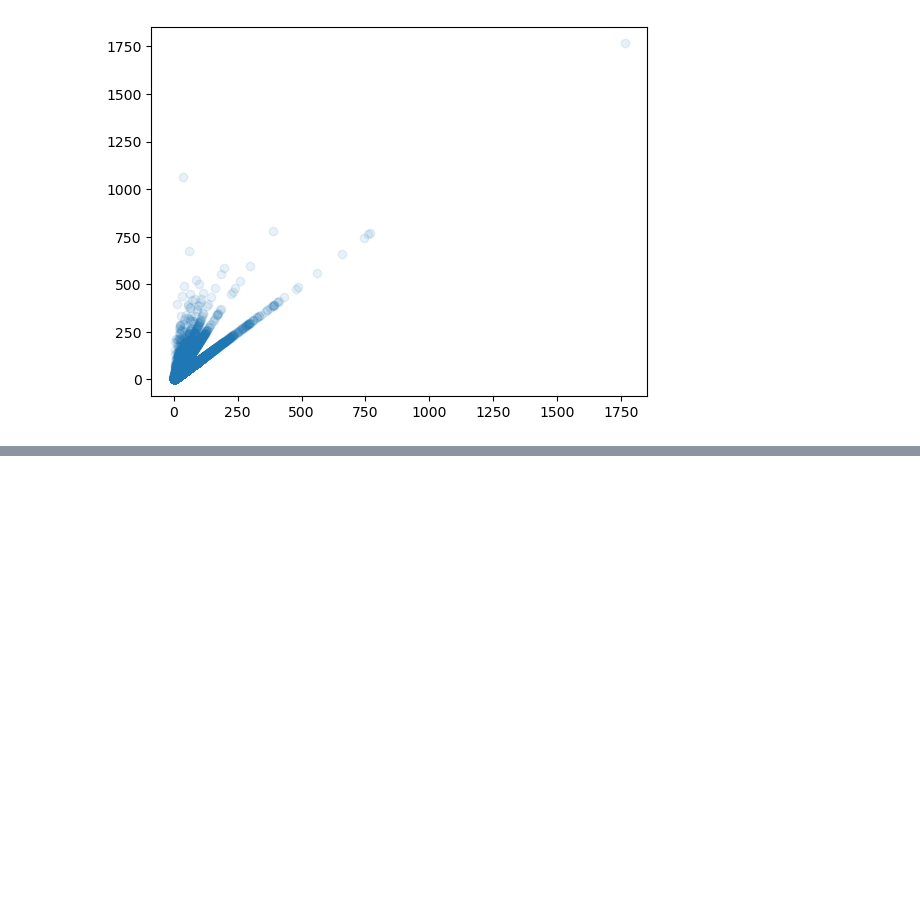
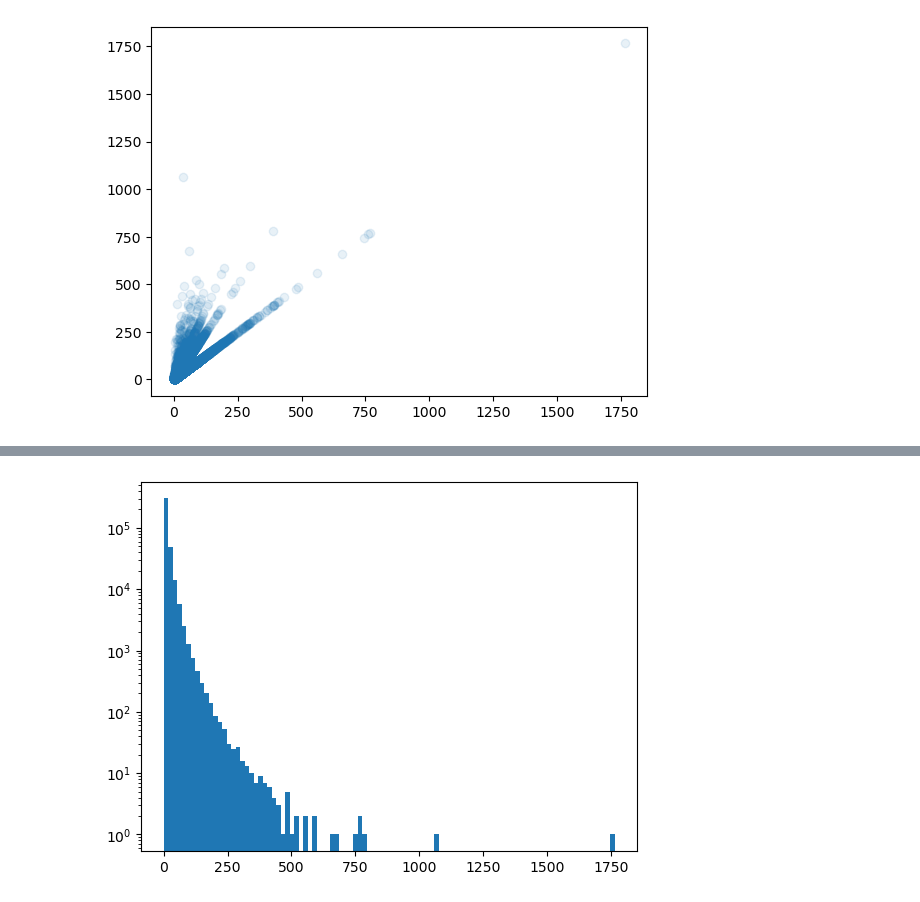
Before and after one commit to Fidesss/SWA, a Jupyter notebook: tiger07.ipynb, the cells around one changed output, grey strips where cells are left out. Cells and saved outputs as stored; diff of their text form; code cells hidden in the pictures; blank space fills up the shorter version.

```diff
--- a/tiger07.ipynb
+++ b/tiger07.ipynb
@@ -57,0 +65,8 @@ plt.show()
+# %%
+plt.hist(ns_book7['대출건수'], bins=100)
+plt.yscale('log')
+plt.show()
+# 결과가 어떤 의미를 가진다는것 보다는 대출건수를 히스토그램 100구간으로 나누어서 보여준다. 이렇게 보면좋다
+# 대출건수가 낮은 책들이 많을테니 낮은 수치에 몰려있음.
+# %% [output]
+[figure, added]
```
Also changed, not shown: parts of 16 cells of this notebook.
